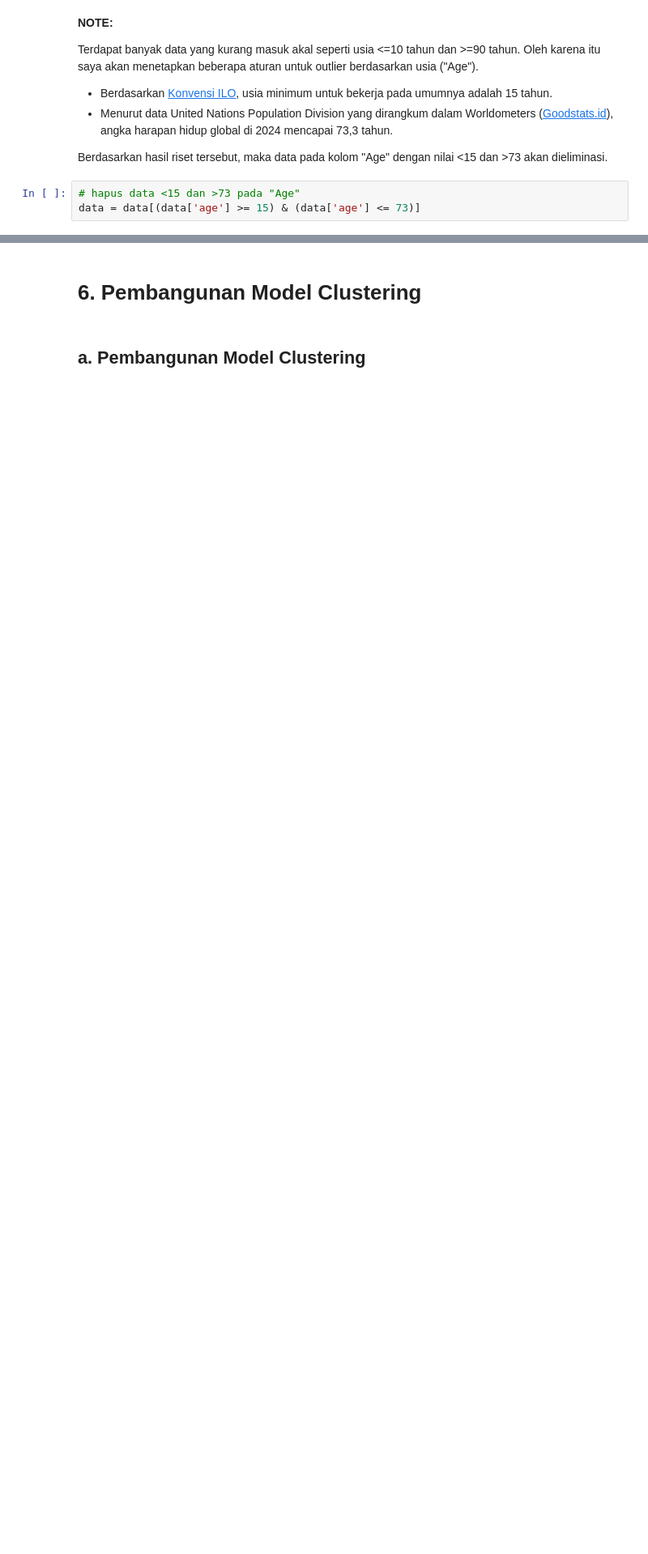
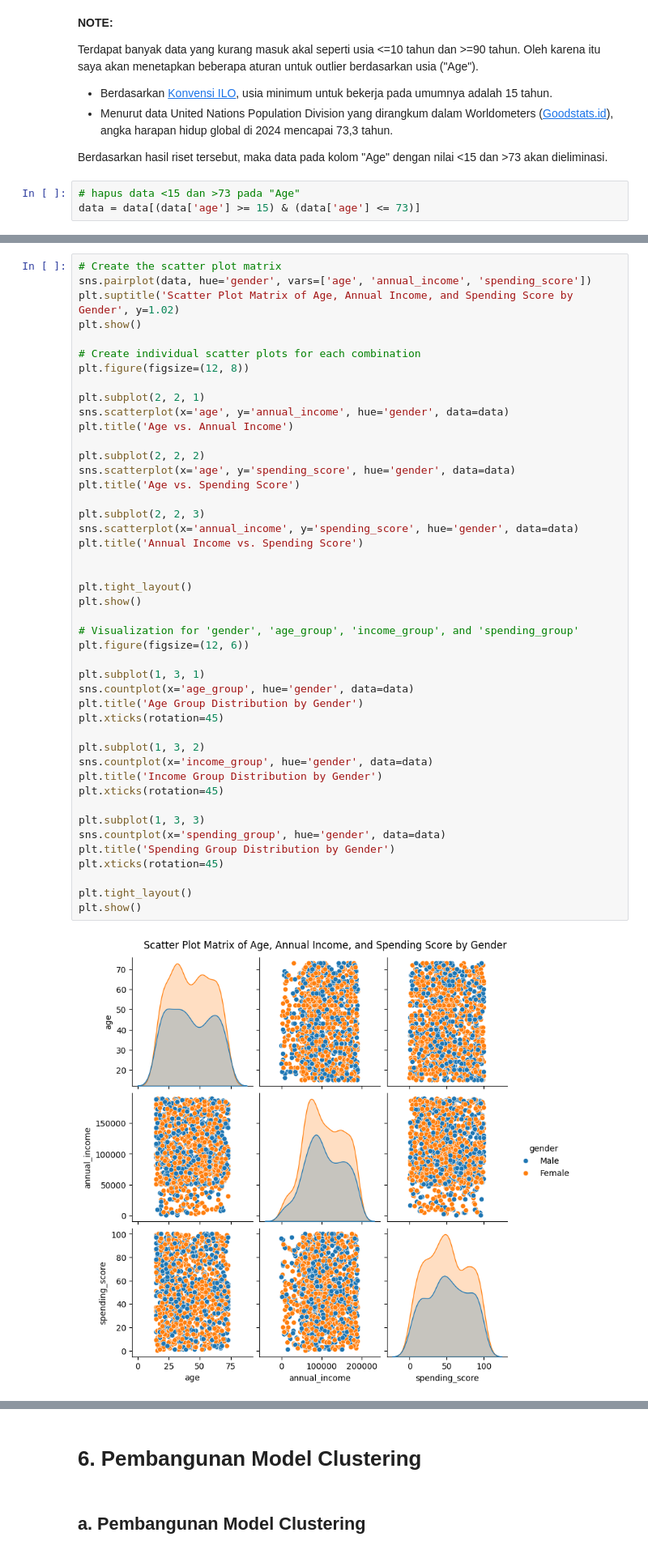
Before and after one commit to danendrafau/customer-segmentation, a Jupyter notebook: [Clustering]_Submission_Akhir_BMLP_Danendra_Fahar_Utama.ipynb, the cells around one changed output, grey strips where cells are left out. Shown at 81% size. Drawn from its saved outputs; the diff is of its cells as text; blank space fills up the shorter version.

```diff
--- a/[Clustering]_Submission_Akhir_BMLP_Danendra_Fahar_Utama.ipynb
+++ b/[Clustering]_Submission_Akhir_BMLP_Danendra_Fahar_Utama.ipynb
@@ -374,0 +357,47 @@ data = data[(data['age'] >= 15) & (data['age'] <= 73)]
+# %%
+# Create the scatter plot matrix
+sns.pairplot(data, hue='gender', vars=['age', 'annual_income', 'spending_score'])
+plt.suptitle('Scatter Plot Matrix of Age, Annual Income, and Spending Score by Gender', y=1.02)
+plt.show()
+
+# Create individual scatter plots for each combination
+plt.figure(figsize=(12, 8))
+
+plt.subplot(2, 2, 1)
+sns.scatterplot(x='age', y='annual_income', hue='gender', data=data)
+plt.title('Age vs. Annual Income')
+
+plt.subplot(2, 2, 2)
+sns.scatterplot(x='age', y='spending_score', hue='gender', data=data)
+plt.title('Age vs. Spending Score')
+
+plt.subplot(2, 2, 3)
+sns.scatterplot(x='annual_income', y='spending_score', hue='gender', data=data)
+plt.title('Annual Income vs. Spending Score')
+
+
+plt.tight_layout()
+plt.show()
+
+# Visualization for 'gender', 'age_group', 'income_group', and 'spending_group'
+plt.figure(figsize=(12, 6))
+
+plt.subplot(1, 3, 1)
+sns.countplot(x='age_group', hue='gender', data=data)
+plt.title('Age Group Distribution by Gender')
+plt.xticks(rotation=45)
+
+plt.subplot(1, 3, 2)
+sns.countplot(x='income_group', hue='gender', data=data)
+plt.title('Income Group Distribution by Gender')
+plt.xticks(rotation=45)
+
+plt.subplot(1, 3, 3)
+sns.countplot(x='spending_group', hue='gender', data=data)
+plt.title('Spending Group Distribution by Gender')
+plt.xticks(rotation=45)
+
+plt.tight_layout()
+plt.show()
+# %% [output]
+[figure, added]
```
Also changed, not shown: parts of 41 cells of this notebook.
